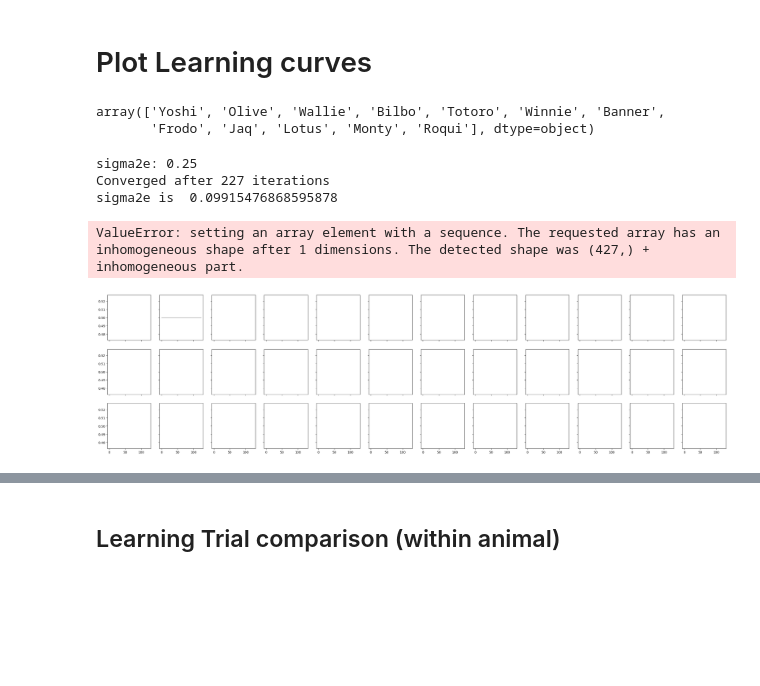
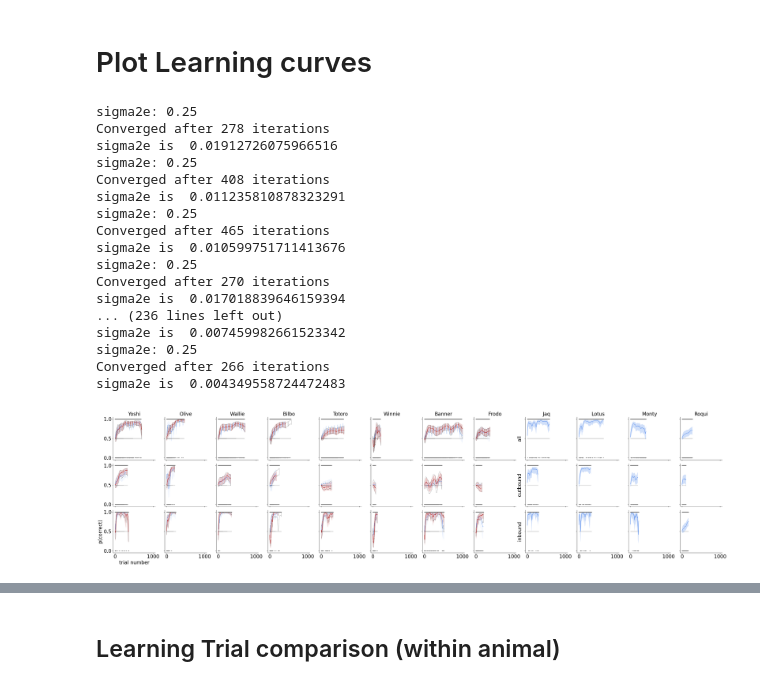
Before and after one commit to LorenFrankLab/ms_stim_analysis, a Jupyter notebook: notebooks/Behavior/learning_curves.ipynb, the cells around one changed output, grey strips where cells are left out. Saved outputs shown, nothing was run; the diff lists cells and outputs as text; code cells hidden in the pictures; blank space fills up the shorter version.

```diff
--- a/notebooks/Behavior/learning_curves.ipynb
+++ b/notebooks/Behavior/learning_curves.ipynb
@@ -112,24 +27,0 @@ KeyboardInterrupt:
-# %%
-x = (ProcessedDioEvents & key).fetch("KEY")[0]
-(TaskIdentification & x).fetch1("contingency") in [
-    "wtrack",
-    "W-Track",
-    "W-track",
-    "wtrack",
-    "w-track",
-]
-# ProcessedDioEvents & key
-AlternationTaskPerformanceSel.insert1(x, skip_duplicates=True)
-
-AlternationTaskPerformanceSel & x  # & key
-
-AlternationTaskPerformance.populate(x)
-# key
-# %%
-key = {"nwb_file_name": "Frodo20230814_.nwb", "epoch": 10}
-# print((ProcessedDioEvents() & key).fetch1_dataframe().dio_event_names.values.size)
-wells = (AlternationTaskPerformance & key).fetch("current_wells")[0]
-reward = (AlternationTaskPerformance & key).fetch("reward_outcomes")[0]
-
-for w, r in zip(wells, reward):
-    print(w, r)
@@ -140,9 +44,5 @@ for w, r in zip(wells, reward):
 # %%
 def get_file_contents(file_name, file_path=None):
-
-    if file_path is not None:
-        os.chdir(file_path)
-
     file_obj = open(file_name, "r")
     file_contents = file_obj.read()
     file_obj.close()
@@ -171,15 +71,9 @@ cohort_type = "non_MS"
 non_ms_subject_ids = ["Jaq", "Lotus", "Monty", "Roqui"]
 
 for subject_id in non_ms_subject_ids:
-
-    # Change to directory with behavior results
-    try:
-        os.chdir(f"/stelmo/abhilasha/collabs/{subject_id}_wtrack_statescripts")
-    except:
-        os.chdir(f"/stelmo/abhilasha/collabs/{subject_id}_wtrack_statescript")
-
+    data_dir = Path(f"Data/{subject_id}_wtrack_statescripts")
     # Get file names
-    file_names = os.listdir()
+    file_names = os.listdir(data_dir)
 
     # Get percent correct, and number of trials
     performance_outcomes_map = dict()
@@ -187,7 +81,7 @@ for subject_id in non_ms_subject_ids:
     for file_name in file_names:
 
         # Get file contents
-        file_contents = get_file_contents(file_name)
+        file_contents = get_file_contents(data_dir / file_name)
 
         # Split by new line
         file_contents = file_contents.split("\n")
@@ -610,14 +476,8 @@ nwb_file_names_map = {
         "Frodo20230814_.nwb",
     ],  # "Frodo20230815_.nwb","Frodo20230816_.nwb",]
 }
-# %%
-plot_animals
-# %% [output]
-array(['Yoshi', 'Olive', 'Wallie', 'Bilbo', 'Totoro', 'Winnie', 'Banner',
-       'Frodo', 'Jaq', 'Lotus', 'Monty', 'Roqui'], dtype=object)
 # %%
-os.chdir("/home/sambray/Documents/behavioral_analysis_AS")
-from AS_EM_module import EM_main, RunEM
+from ms_stim_analysis.Analysis.EM_fitting.AS_EM_module import EM_main, RunEM
 
 trial_types = ["all", "outbound", "inbound"]
 optogenetic_types = ["control", "test", "all"]
@@ -722,34 +582,47 @@ pll_df = df_from_data_list(
 )
 learning_trials = [
     get_first_entry_else_nan(np.where(pll > 0.5)[0]) for pll in pll_df.pll
 ]
 
 
 def indxVal_else_nan(values, indx):
     if indx is np.nan:
         return np.nan
     return values[indx]
 
 
 learning_trials = [
     indxVal_else_nan(trial_number, ind)
     for (trial_number, ind) in zip(pll_df.trial_number, learning_trials)
 ]
 pll_df["learning_trial"] = learning_trials
 
 # for rat_name_idx, rat_name in enumerate(nwb_file_names_map.keys()):
 #     for trial_type_idx, trial_type in enumerate(trial_types):
 #         for loc,(optogenetics,color) in enumerate(zip(optogenetic_types,['cornflowerblue','firebrick'])):
 #             resp_values = df_pop(res_values_df, {"rat_name": rat_name, "trial_type": trial_type,'optogenetic_type':optogenetics}, "resp_values")
 #             if len(resp_values) == 0:
 #                 continue
 #             learning_trial = df_pop(pll_df, {"rat_name": rat_name, "trial_type": trial_type,'optogenetic_type':optogenetics}, "learning_trial")
 #             ax = axes[trial_type_idx, rat_name_idx]
 #             ax.text(0, .25+.1*loc, learning_trial, fontsize=20,color=color)
 # axes[0,0].legend(loc='lower right',title='optogenetics')
 # %% [output]
 sigma2e: 0.25
-Converged after 227 iterations
-sigma2e is  0.09915476868595878
+Converged after 278 iterations
+sigma2e is  0.01912726075966516
+sigma2e: 0.25
+Converged after 408 iterations
+sigma2e is  0.011235810878323291
+sigma2e: 0.25
+Converged after 465 iterations
+sigma2e is  0.010599751711413676
+sigma2e: 0.25
+Converged after 270 iterations
+sigma2e is  0.017018839646159394
+... (236 lines left out)
+sigma2e is  0.007459982661523342
+sigma2e: 0.25
+Converged after 266 iterations
+sigma2e is  0.004349558724472483
-ValueError: setting an array element with a sequence. The requested array has an inhomogeneous shape after 1 dimensions. The detected shape was (427,) + inhomogeneous part.
-[figure, old version]
+[figure, new version]
```
Also changed, not shown: parts of 23 cells of this notebook.
